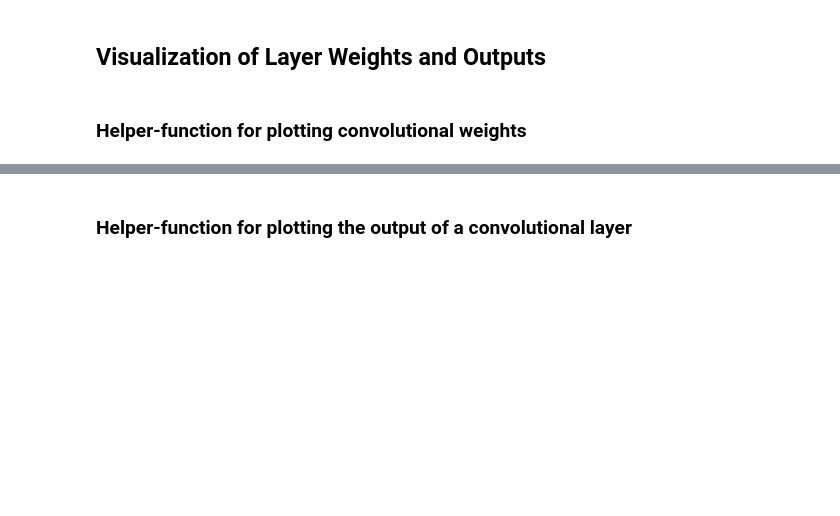
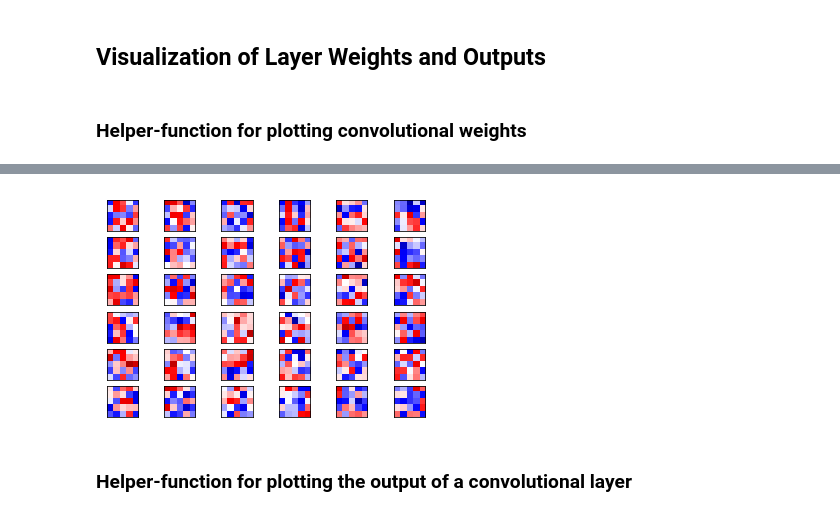
Before and after one commit to fantauzzi/Pytorch-Tutorials, a Jupyter notebook: 01_CNN_Sequential_and_Functional.ipynb, the cells around one changed output, grey strips where cells are left out. Saved outputs shown, nothing was run; the diff lists cells and outputs as text; code cells hidden in the pictures; blank space fills up the shorter version.

```diff
--- a/01_CNN_Sequential_and_Functional.ipynb
+++ b/01_CNN_Sequential_and_Functional.ipynb
@@ -639,3 +649,7 @@ plot_conv_weights(weights=weights_conv2, input_channel=0)
+# %%
+plot_conv_weights(loaded_model.conv2_w.data.cpu().numpy())
+# %% [output]
+[figure, added]
 # %% [markdown]
 ### Helper-function for plotting the output of a convolutional layer
 # %%
```
Also changed, not shown: parts of 61 cells of this notebook.
